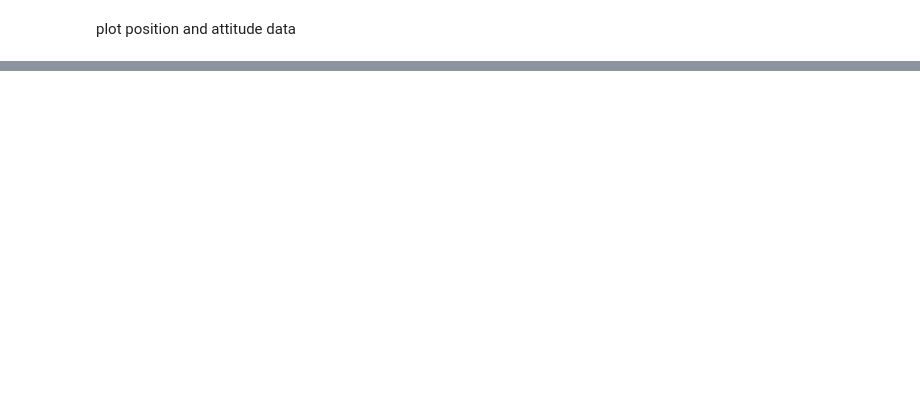
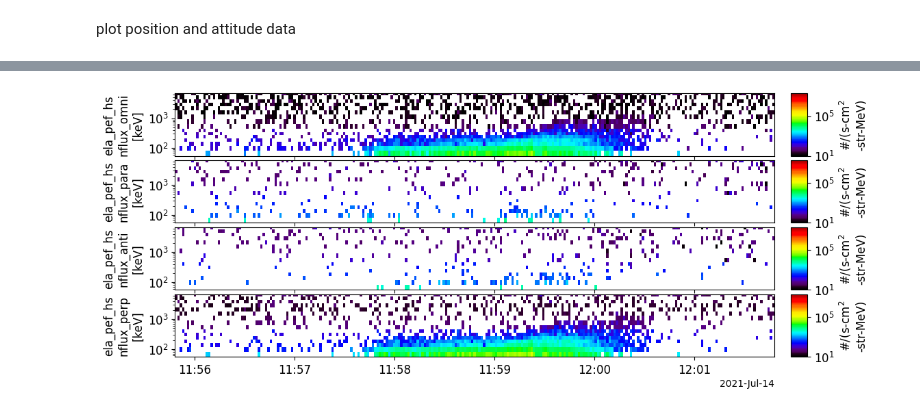
Before and after one commit to jiashuwu89/pyspedas_examples, a Jupyter notebook: pyspedas_examples/notebooks/Elfin_overview.ipynb, the cells around one changed output, grey strips where cells are left out. Cells and saved outputs as stored; diff of their text form; code cells hidden in the pictures; blank space fills up the shorter version.

```diff
--- a/pyspedas_examples/notebooks/Elfin_overview.ipynb
+++ b/pyspedas_examples/notebooks/Elfin_overview.ipynb
@@ -7,2 +27,5 @@ from pytplot import tplot, tplot_options
+# %%
+trange = ['2021-07-14/11:55', '2021-07-14/12:05']
+probe='a'
 # %% [markdown]
 ### 1. load elfin state tplot variables:
@@ -304,0 +326,12 @@ tplot(['ela_pef_hs_nflux_ch0', 'ela_pef_hs_nflux_ch1', 'ela_pef_hs_nflux_ch2', '
+# %%
+epd_l2_hs_nflux = pyspedas.elfin.epd(
+    trange=trange,
+    probe=probe,
+    level='l2',
+    type_='nflux',
+    fullspin=False,
+    Espec_LCfatol=15,
+    Espec_LCfptol=-20,
+    )
+tplot(['ela_pef_hs_nflux_omni', 'ela_pef_hs_nflux_para', 'ela_pef_hs_nflux_anti', 'ela_pef_hs_nflux_perp'])
+# %% [output]
@@ -304,0 +355 @@ tplot(['ela_pef_hs_nflux_ch0', 'ela_pef_hs_nflux_ch1', 'ela_pef_hs_nflux_ch2', '
+[figure, added]
```
Also changed, not shown: parts of 31 cells of this notebook, 1 other file.
